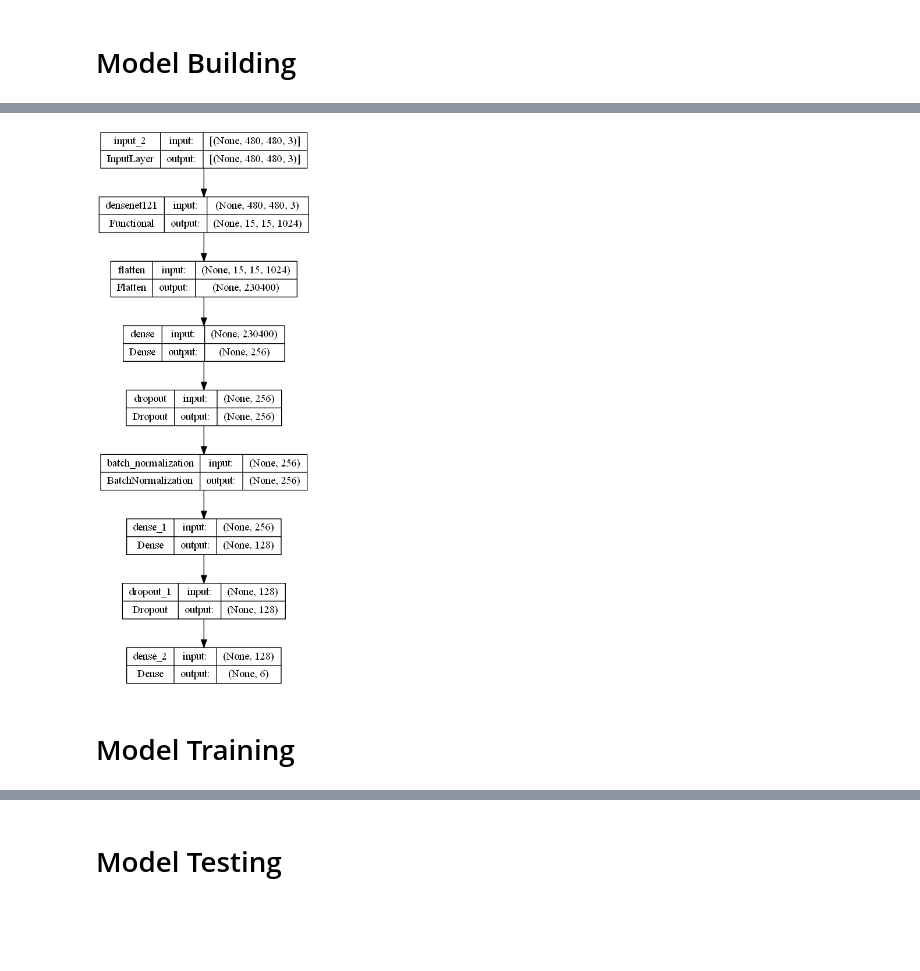
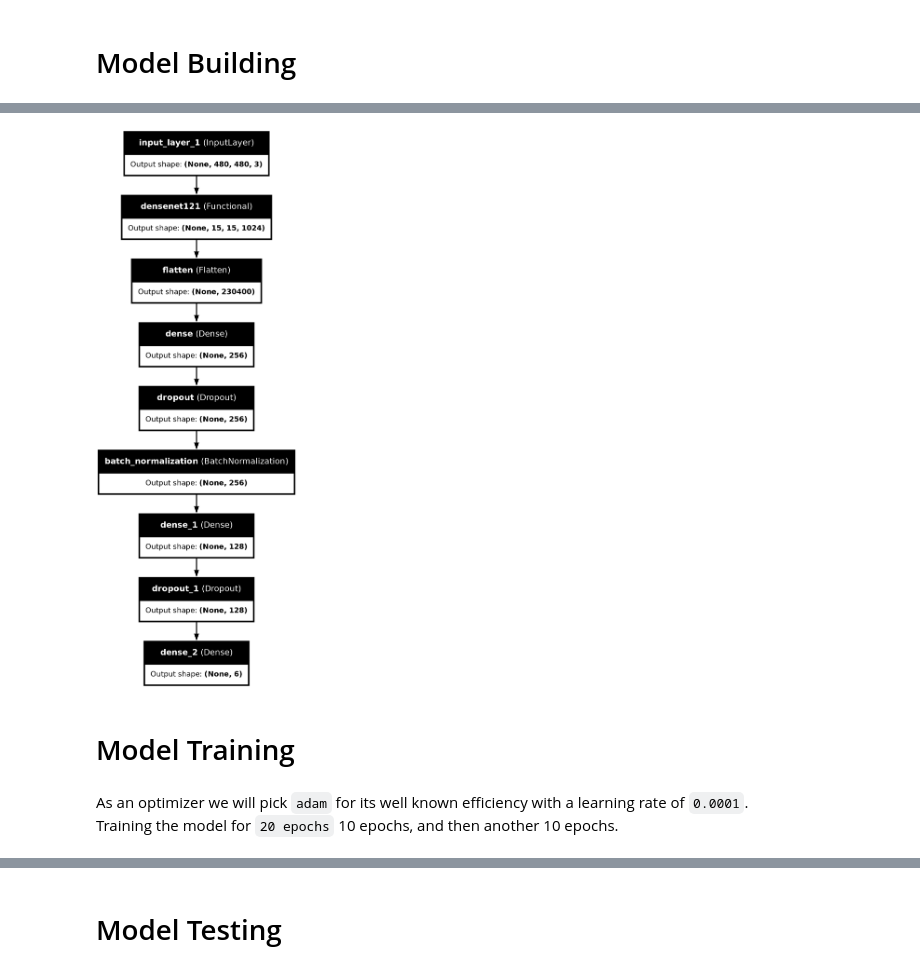
Before and after one commit to AhmedMaherElSaeidi/ECommerce-Product-Classification, a Jupyter notebook: slash-products-classification.ipynb, the cells around one changed output, grey strips where cells are left out. Saved outputs shown, nothing was run; the diff lists cells and outputs as text; code cells hidden in the pictures; blank space fills up the shorter version.

```diff
--- a/slash-products-classification.ipynb
+++ b/slash-products-classification.ipynb
@@ -34,7 +38,7 @@ def load_df(path):
 
     return pd.DataFrame(dataset)
 # %%
-root_path = './slash-dataset/slash-dataset-480p'
+root_path = '/kaggle/input/slash-dataset/slash-dataset-480p'
 
 slash_df = load_df(root_path)
 slash_df['id'] = slash_df['image'].str.split('/').str[-1].str.split('.').str[0]
@@ -257,10 +266,13 @@ _________________________________________________________________
 # %%
 # Plotting model
-tf.keras.utils.plot_model(model, to_file='./model/model_plot.png', show_shapes=True, show_layer_names=True)
+tf.keras.utils.plot_model(model, to_file='/kaggle/working/model_plot.png', show_shapes=True, show_layer_names=True)
 # %% [output]
-[figure, old version]
+[figure, new version]
 # %% [markdown]
 # Model Training
+# %% [markdown]
+As an optimizer we will pick `adam` for its well known efficiency with a learning rate of `0.0001`.<br>
+Training the model for `20 epochs` 10 epochs, and then another 10 epochs.
 # %%
 # Compile model
 optimizer = tf.keras.optimizers.Adam(learning_rate= 0.0001)
```
Also changed, not shown: parts of 20 cells of this notebook, 2 other files.
